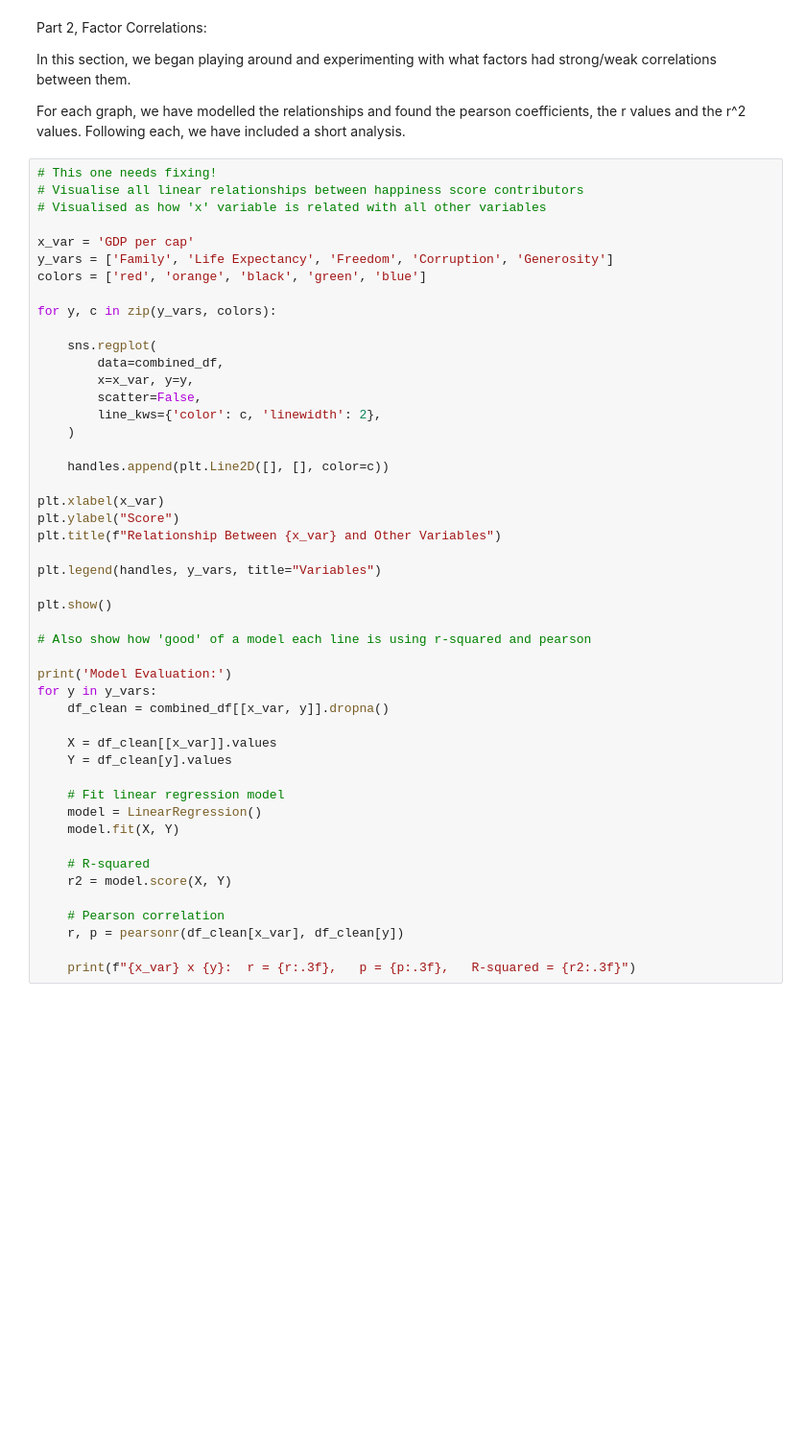
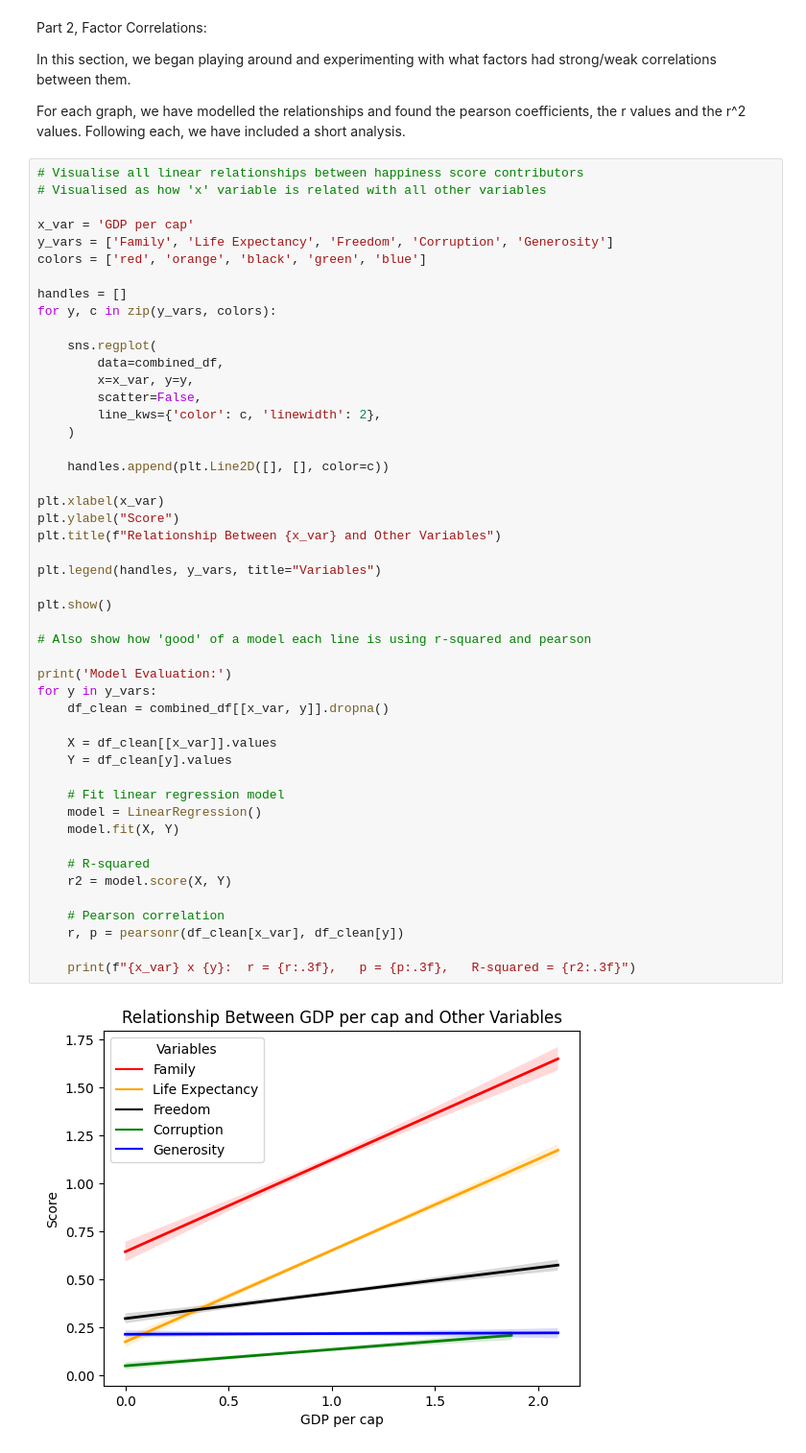
Before and after one commit to knnthfrmn/dsc25_group, a Jupyter notebook: summative.ipynb, the cells around one changed output. Shown at 96% size. Cells and saved outputs as stored; diff of their text form; blank space fills up the shorter version.

Commit message:
graphs fixed

```diff
--- a/summative.ipynb
+++ b/summative.ipynb
@@ -312,7 +312,6 @@ In this section, we began playing around and experimenting with what factors had
 
 For each graph, we have modelled the relationships and found the pearson coefficients, the r values and the r^2 values. Following each, we have included a short analysis.
 # %%
-# This one needs fixing!
 # Visualise all linear relationships between happiness score contributors
 # Visualised as how 'x' variable is related with all other variables
 
@@ -320,6 +319,7 @@ x_var = 'GDP per cap'
 y_vars = ['Family', 'Life Expectancy', 'Freedom', 'Corruption', 'Generosity']
 colors = ['red', 'orange', 'black', 'green', 'blue']
 
+handles = []
 for y, c in zip(y_vars, colors):
 
     sns.regplot(
@@ -333,30 +333,31 @@ for y, c in zip(y_vars, colors):
 
 plt.xlabel(x_var)
 plt.ylabel("Score")
 plt.title(f"Relationship Between {x_var} and Other Variables")
 
 plt.legend(handles, y_vars, title="Variables")
 
 plt.show()
 
 # Also show how 'good' of a model each line is using r-squared and pearson
 
 print('Model Evaluation:')
 for y in y_vars:
     df_clean = combined_df[[x_var, y]].dropna()
 
     X = df_clean[[x_var]].values
     Y = df_clean[y].values
 
     # Fit linear regression model
     model = LinearRegression()
     model.fit(X, Y)
 
     # R-squared
     r2 = model.score(X, Y)
 
     # Pearson correlation
     r, p = pearsonr(df_clean[x_var], df_clean[y])
 
     print(f"{x_var} x {y}:  r = {r:.3f},   p = {p:.3f},   R-squared = {r2:.3f}")
 # %% [output]
+[figure, new version]
```
Also changed, not shown: parts of 9 cells of this notebook.
